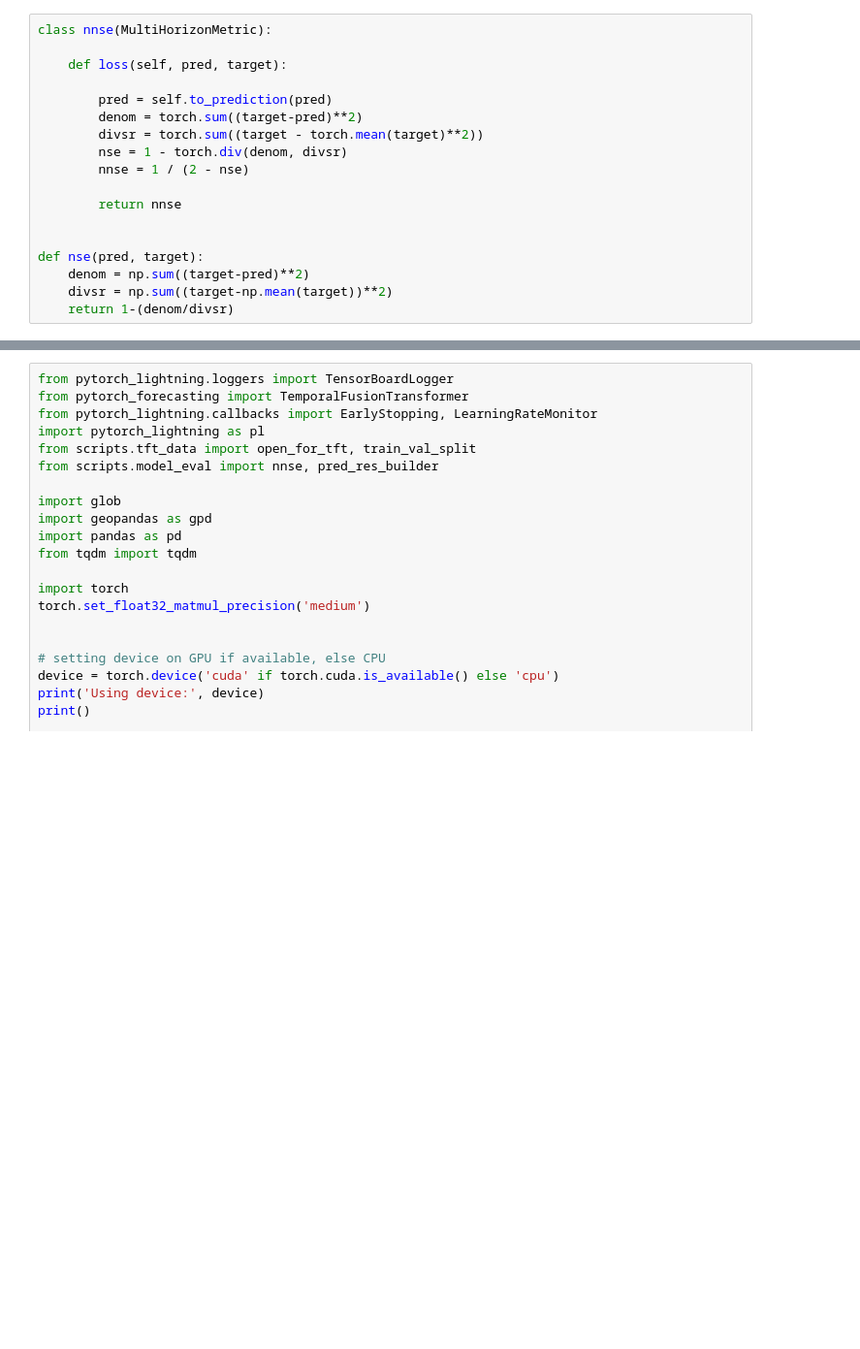
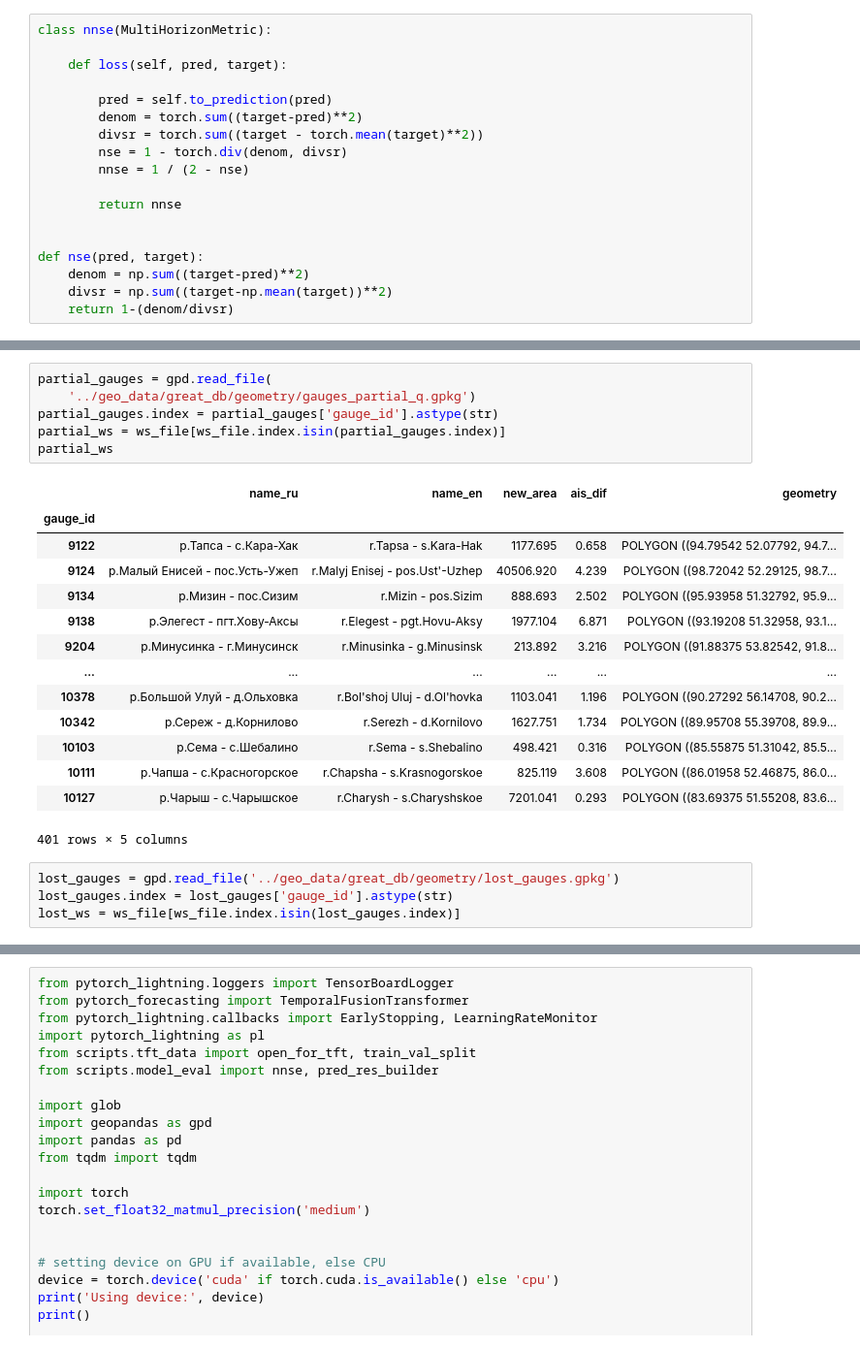
Before and after one commit to dmbrmv/my_dissertation, a Jupyter notebook: forecast/model_launch.ipynb, the cells around one changed output, grey strips where cells are left out. Shown at 97% size. Drawn from its saved outputs; the diff is of its cells as text; blank space fills up the shorter version.

```diff
--- a/forecast/model_launch.ipynb
+++ b/forecast/model_launch.ipynb
@@ -126,0 +315,25 @@ def nse(pred, target):
+# %%
+partial_gauges = gpd.read_file(
+    '../geo_data/great_db/geometry/gauges_partial_q.gpkg')
+partial_gauges.index = partial_gauges['gauge_id'].astype(str)
+partial_ws = ws_file[ws_file.index.isin(partial_gauges.index)]
+partial_ws
+# %% [output]
+|  | name_ru | name_en | new_area | ais_dif | geometry |
+| gauge_id |  |  |  |  |  |
+| 9122 | р.Тапса - с.Кара-Хак | r.Tapsa - s.Kara-Hak | 1177.695 | 0.658 | POLYGON ((94.79542 52.07792, 94.7... |
+| 9124 | р.Малый Енисей - пос.Усть-Ужеп | r.Malyj Enisej - pos.Ust'-Uzhep | 40506.920 | 4.239 | POLYGON ((98.72042 52.29125, 98.7... |
+| 9134 | р.Мизин - пос.Сизим | r.Mizin - pos.Sizim | 888.693 | 2.502 | POLYGON ((95.93958 51.32792, 95.9... |
+| 9138 | р.Элегест - пгт.Хову-Аксы | r.Elegest - pgt.Hovu-Aksy | 1977.104 | 6.871 | POLYGON ((93.19208 51.32958, 93.1... |
+| 9204 | р.Минусинка - г.Минусинск | r.Minusinka - g.Minusinsk | 213.892 | 3.216 | POLYGON ((91.88375 53.82542, 91.8... |
+| ... | ... | ... | ... | ... | ... |
+| 10378 | р.Большой Улуй - д.Ольховка | r.Bol'shoj Uluj - d.Ol'hovka | 1103.041 | 1.196 | POLYGON ((90.27292 56.14708, 90.2... |
+| 10342 | р.Сереж - д.Корнилово | r.Serezh - d.Kornilovo | 1627.751 | 1.734 | POLYGON ((89.95708 55.39708, 89.9... |
+| 10103 | р.Сема - с.Шебалино | r.Sema - s.Shebalino | 498.421 | 0.316 | POLYGON ((85.55875 51.31042, 85.5... |
+| 10111 | р.Чапша - с.Красногорское | r.Chapsha - s.Krasnogorskoe | 825.119 | 3.608 | POLYGON ((86.01958 52.46875, 86.0... |
+| 10127 | р.Чарыш - с.Чарышское | r.Charysh - s.Charyshskoe | 7201.041 | 0.293 | POLYGON ((83.69375 51.55208, 83.6... |
+401 rows × 5 columns
+# %%
+lost_gauges = gpd.read_file('../geo_data/great_db/geometry/lost_gauges.gpkg')
+lost_gauges.index = lost_gauges['gauge_id'].astype(str)
+lost_ws = ws_file[ws_file.index.isin(lost_gauges.index)]
```
Also changed, not shown: parts of 21 cells of this notebook, 34 other files.
